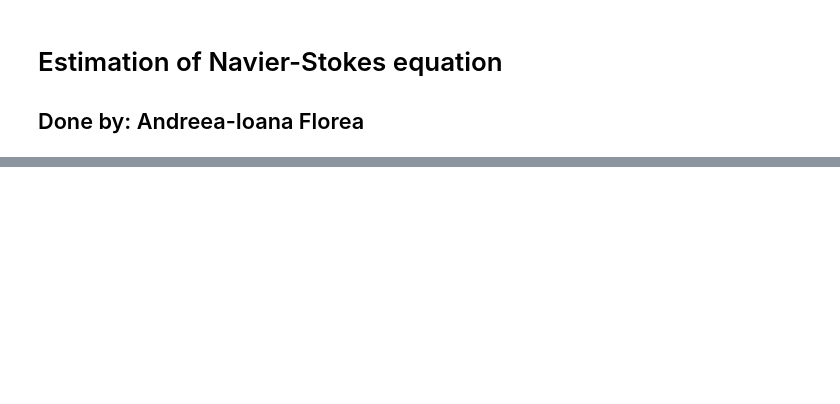
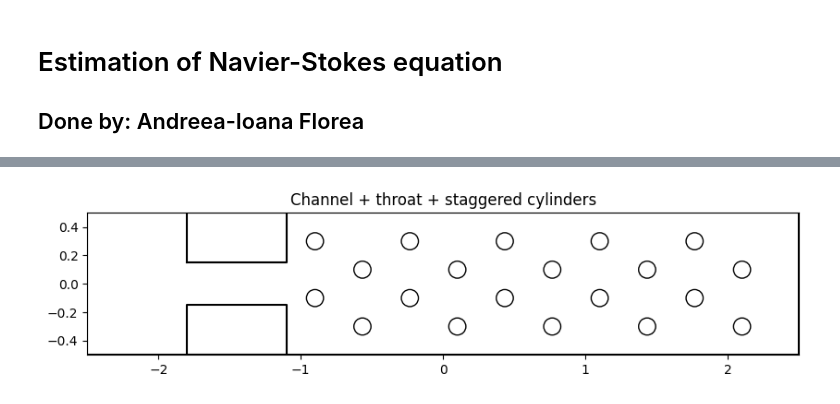
Before and after one commit to Andreea720/challenge_Navier_Stokes_ResNet, a Jupyter notebook: navier_stokes.ipynb, the cells around one changed output, grey strips where cells are left out. Cells and saved outputs as stored; diff of their text form; code cells hidden in the pictures; blank space fills up the shorter version.

Commit message:
Totally reimplemented the geometry logic

```diff
--- a/navier_stokes.ipynb
+++ b/navier_stokes.ipynb
@@ -279,0 +28,12 @@ data = dde.data.TimePDE(
+# %%
+# Channel dimensions
+x_min, x_max = -2.5, 2.5
+y_min, y_max = -0.5, 0.5
+
+# Throat block parameters (two rectangles on the left)
+throat_x_min, throat_x_max = -1.8, -1.1
+throat_top_y_min, throat_top_y_max = 0.15, 0.5
+throat_bot_y_min, throat_bot_y_max = -0.5, -0.15
+
+# Obstacle cylinder parameters
+cyl_radius = 0.06
@@ -279,0 +69,33 @@ data = dde.data.TimePDE(
+# %%
+# Build cylinder union
+cyl_union = dde.geometry.Disk(centers[0], cyl_radius)
+for c in centers[1:]:
+    cyl_union = cyl_union | dde.geometry.Disk(c, cyl_radius)
+
+# Single subtraction (much faster)
+geom = channel - throat_top - throat_bot - cyl_union
+# %%
+fig, ax = plt.subplots(figsize=(10, 2))
+
+# Plot channel boundary
+ax.plot([x_min, x_max, x_max, x_min, x_min],
+        [y_min, y_min, y_max, y_max, y_min], 'k')
+
+# Plot throat blocks
+ax.plot([throat_x_min, throat_x_max, throat_x_max, throat_x_min, throat_x_min],
+        [throat_top_y_min, throat_top_y_min, throat_top_y_max, throat_top_y_max, throat_top_y_min], 'k')
+ax.plot([throat_x_min, throat_x_max, throat_x_max, throat_x_min, throat_x_min],
+        [throat_bot_y_min, throat_bot_y_min, throat_bot_y_max, throat_bot_y_max, throat_bot_y_min], 'k')
+
+# Plot cylinders
+for c in centers:
+    circle = plt.Circle(c, cyl_radius, fill=False, color='k')
+    ax.add_patch(circle)
+
+ax.set_aspect('equal')
+ax.set_xlim(x_min, x_max)
+ax.set_ylim(y_min, y_max)
+ax.set_title("Channel + throat + staggered cylinders")
+plt.show()
+# %% [output]
+[figure, added]
```
Also changed, not shown: parts of 21 cells of this notebook.
